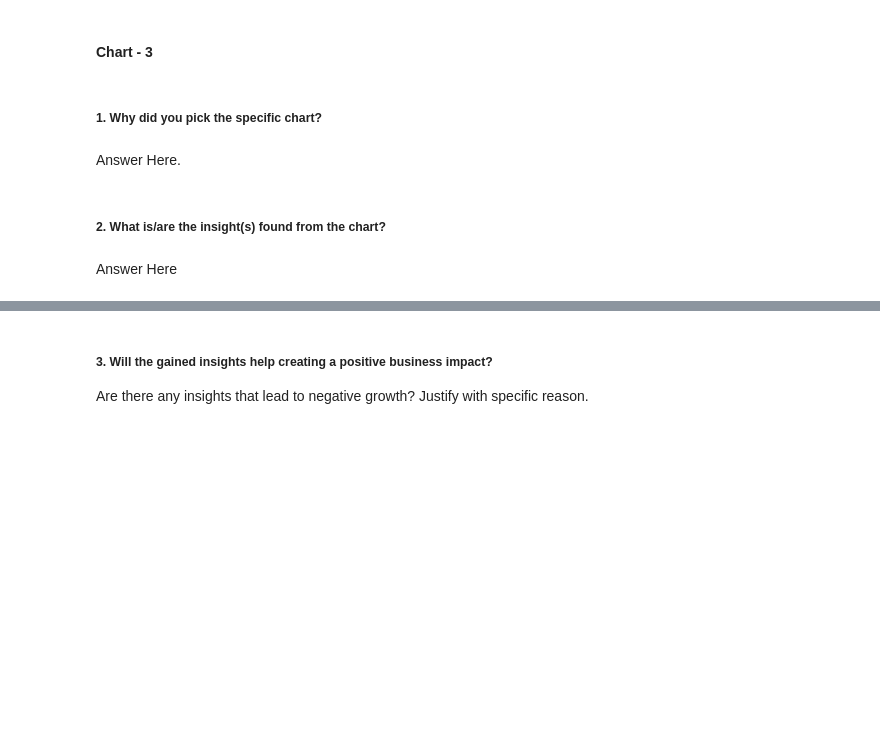
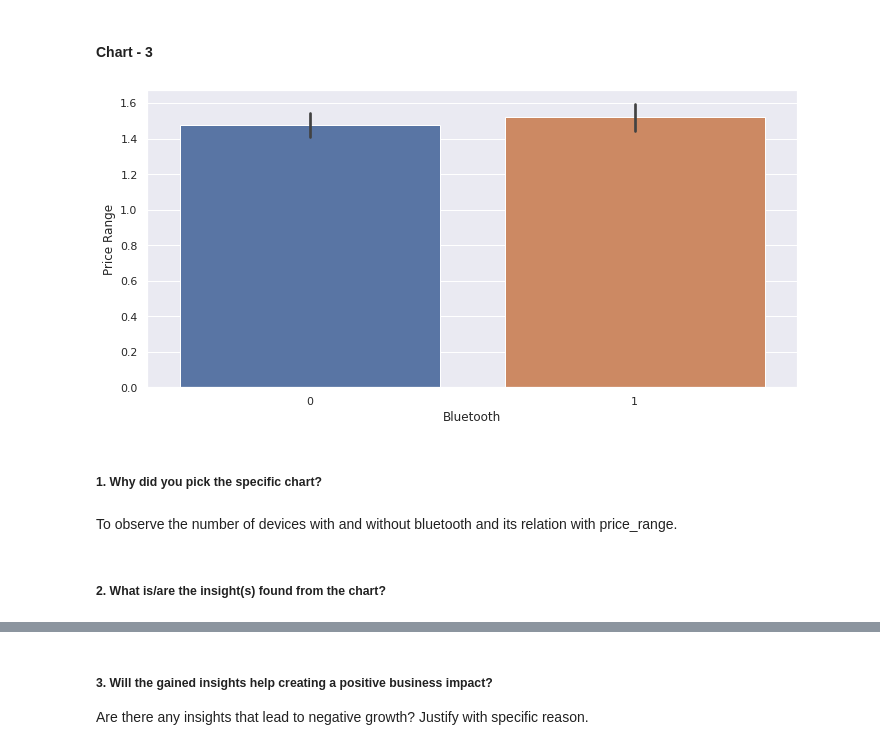
Before and after one commit to rajathAgalkote/MobilePriceRangePrediction_ML_classifier, a Jupyter notebook: Rajathadri_ML_Classifier_MobilePriceRangePrediction.ipynb, the cells around one changed output, grey strips where cells are left out. Cells and saved outputs as stored; diff of their text form; code cells hidden in the pictures; blank space fills up the shorter version.

```diff
--- a/Rajathadri_ML_Classifier_MobilePriceRangePrediction.ipynb
+++ b/Rajathadri_ML_Classifier_MobilePriceRangePrediction.ipynb
@@ -475,5 +477,6 @@ plt.show()
 # %%
-sns.set()
+# Bar plot to check value counts and verify the above observation
+
 price_plot=df['price_range'].value_counts().plot(kind='bar')
 plt.xlabel('price_range')
 plt.ylabel('Count')
@@ -526,11 +529,19 @@ Answer Here
 #### Chart - 3
 # %%
 # Chart - 3 visualization code
+# %%
+# Barplot of bluetooth vs price_range
+
+fig,ax=plt.subplots(figsize=(10,5))
+sns.barplot(data=df,x='blue',y='price_range', ax=ax)
+plt.xlabel('Bluetooth')
+plt.ylabel('Price Range')
+plt.show()
+# %% [output]
+[figure, added]
 # %% [markdown]
 ##### 1. Why did you pick the specific chart?
-# %% [markdown]
-Answer Here.
+# %% [markdown]
+To observe the number of devices with and without bluetooth and its relation with price_range.
 # %% [markdown]
 ##### 2. What is/are the insight(s) found from the chart?
-# %% [markdown]
-Answer Here
```
Also changed, not shown: parts of 22 cells of this notebook.
